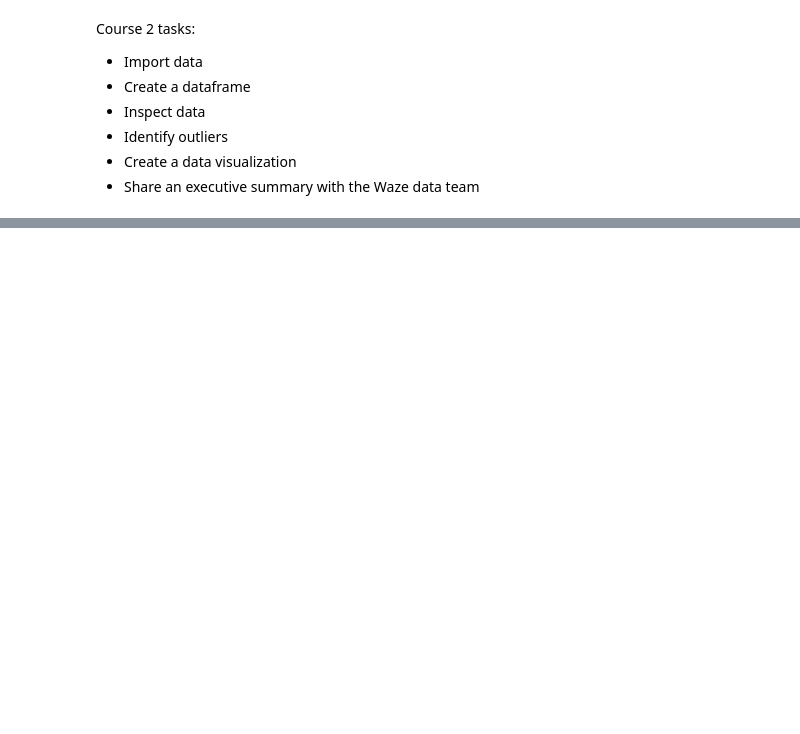
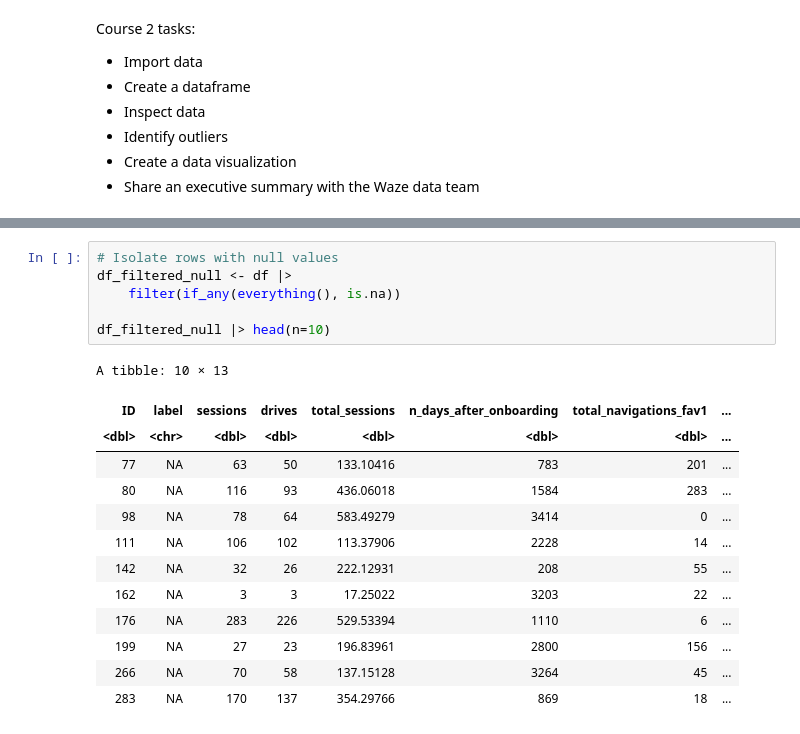
Before and after one commit to tros01/google_advanced_data_analytics, a Jupyter notebook: ga2_waze_r.ipynb, the cells around one changed output, grey strips where cells are left out. Cells and saved outputs as stored; diff of their text form; blank space fills up the shorter version.

```diff
--- a/ga2_waze_r.ipynb
+++ b/ga2_waze_r.ipynb
@@ -35,0 +86,20 @@ dbl (11): ID, sessions, drives, total_sessions, n_days_after_onboarding, tot...
+# %%
+# Isolate rows with null values
+df_filtered_null <- df |>
+    filter(if_any(everything(), is.na))
+
+df_filtered_null |> head(n=10)
+# %% [output]
+A tibble: 10 × 13
+| ID | label | sessions | drives | total_sessions | n_days_after_onboarding | total_navigations_fav1 | ... |
+| <dbl> | <chr> | <dbl> | <dbl> | <dbl> | <dbl> | <dbl> | ... |
+| 77 | NA | 63 | 50 | 133.10416 | 783 | 201 | ... |
+| 80 | NA | 116 | 93 | 436.06018 | 1584 | 283 | ... |
+| 98 | NA | 78 | 64 | 583.49279 | 3414 | 0 | ... |
+| 111 | NA | 106 | 102 | 113.37906 | 2228 | 14 | ... |
+| 142 | NA | 32 | 26 | 222.12931 | 208 | 55 | ... |
+| 162 | NA | 3 | 3 | 17.25022 | 3203 | 22 | ... |
+| 176 | NA | 283 | 226 | 529.53394 | 1110 | 6 | ... |
+| 199 | NA | 27 | 23 | 196.83961 | 2800 | 156 | ... |
+| 266 | NA | 70 | 58 | 137.15128 | 3264 | 45 | ... |
+| 283 | NA | 170 | 137 | 354.29766 | 869 | 18 | ... |
```
Also changed, not shown: parts of 9 cells of this notebook.
